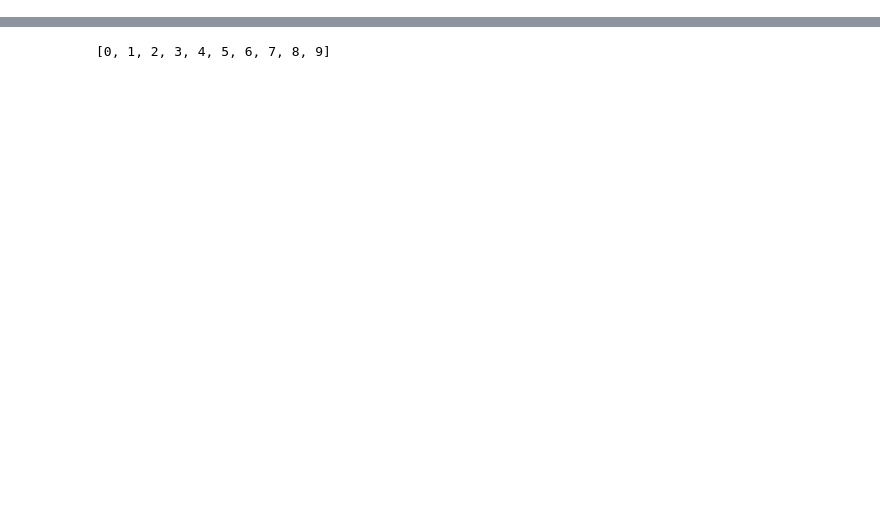
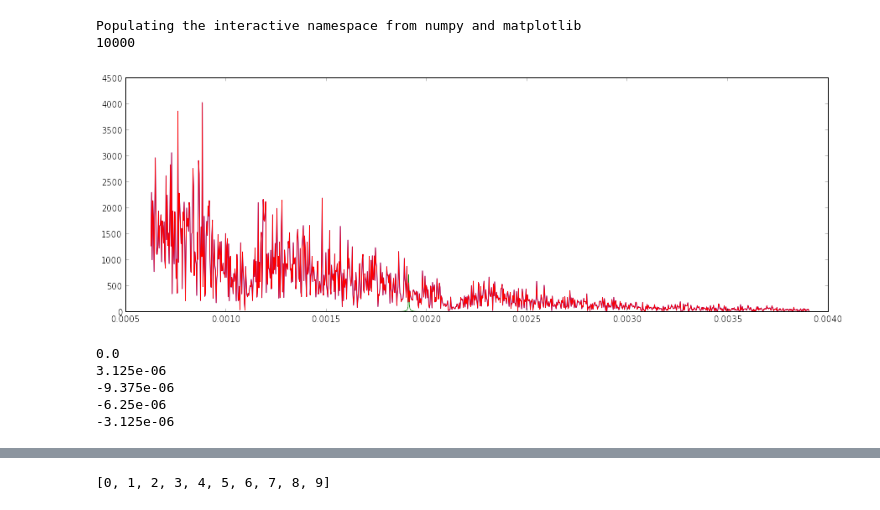
Before and after one commit to abhisheietk/crypto-chaotic, a Jupyter notebook: doc/fortran.ipynb, the cells around one changed output, grey strips where cells are left out. Saved outputs shown, nothing was run; the diff lists cells and outputs as text; code cells hidden in the pictures; blank space fills up the shorter version.

```diff
--- a/doc/fortran.ipynb
+++ b/doc/fortran.ipynb
@@ -56,0 +97,64 @@ print recovered
+# %%
+%pylab inline
+from matplotlib import rcParams
+import matplotlib.pyplot as plt
+import scipy
+import scipy.fftpack
+
+
+N = signal.size
+t = range(0, N, 32) #scipy.linspace(0, N, N/128+1)
+
+acc = lambda t: signal[t]
+signal1 = acc(t)
+print signal1.size
+signal_FFT = abs(scipy.fft(signal1))
+signal_freqs = scipy.fftpack.fftfreq(signal1.size, t[1]-t[0])
+
+acc = lambda t: xt[t]
+xt1 = acc(t)
+xt_FFT = abs(scipy.fft(xt1))
+xt_freqs = scipy.fftpack.fftfreq(xt1.size, t[1]-t[0])
+
+acc = lambda t: xr[t] - xt[t]
+err = acc(t)
+err_FFT = abs(scipy.fft(err))
+err_freqs = scipy.fftpack.fftfreq(err.size, t[1]-t[0])
+
+acc = lambda t: r[t]
+rr = acc(t)
+rr_FFT = abs(scipy.fft(rr))
+rr_freqs = scipy.fftpack.fftfreq(rr.size, t[1]-t[0])
+
+
+plt.figure(figsize=(15, 5))
+BB = 200
+CC = 80000/64
+#plt.subplot(211)
+#plt.plot(t, signal1)
+#plt.plot(t, xt1)
+#plt.plot(t, encryptedx1)
+#plt.subplot(212)
+plt.plot(xt_freqs[BB:CC],xt_FFT[BB:CC])
+plt.plot(signal_freqs[BB:CC],signal_FFT[BB:CC])
+plt.plot(xt_freqs[BB:CC],xt_FFT[BB:CC])
+#plt.plot(rr_freqs,scipy.log10(rr_FFT))
+#plt.plot(x,xt)
+#plt.plot(x,xr)
+#plt.plot(x,recovered)
+#plt.plot(x,encryptedx)
+plt.show()
+print xt_freqs[0]
+print xt_freqs[1]
+print xt_freqs[-3]
+print xt_freqs[-2]
+print xt_freqs[-1]
+# %% [output]
+Populating the interactive namespace from numpy and matplotlib
+10000
+[figure, added]
+0.0
+3.125e-06
+-9.375e-06
+-6.25e-06
+-3.125e-06
```
Also changed, not shown: parts of 11 cells of this notebook, 4 other files.
